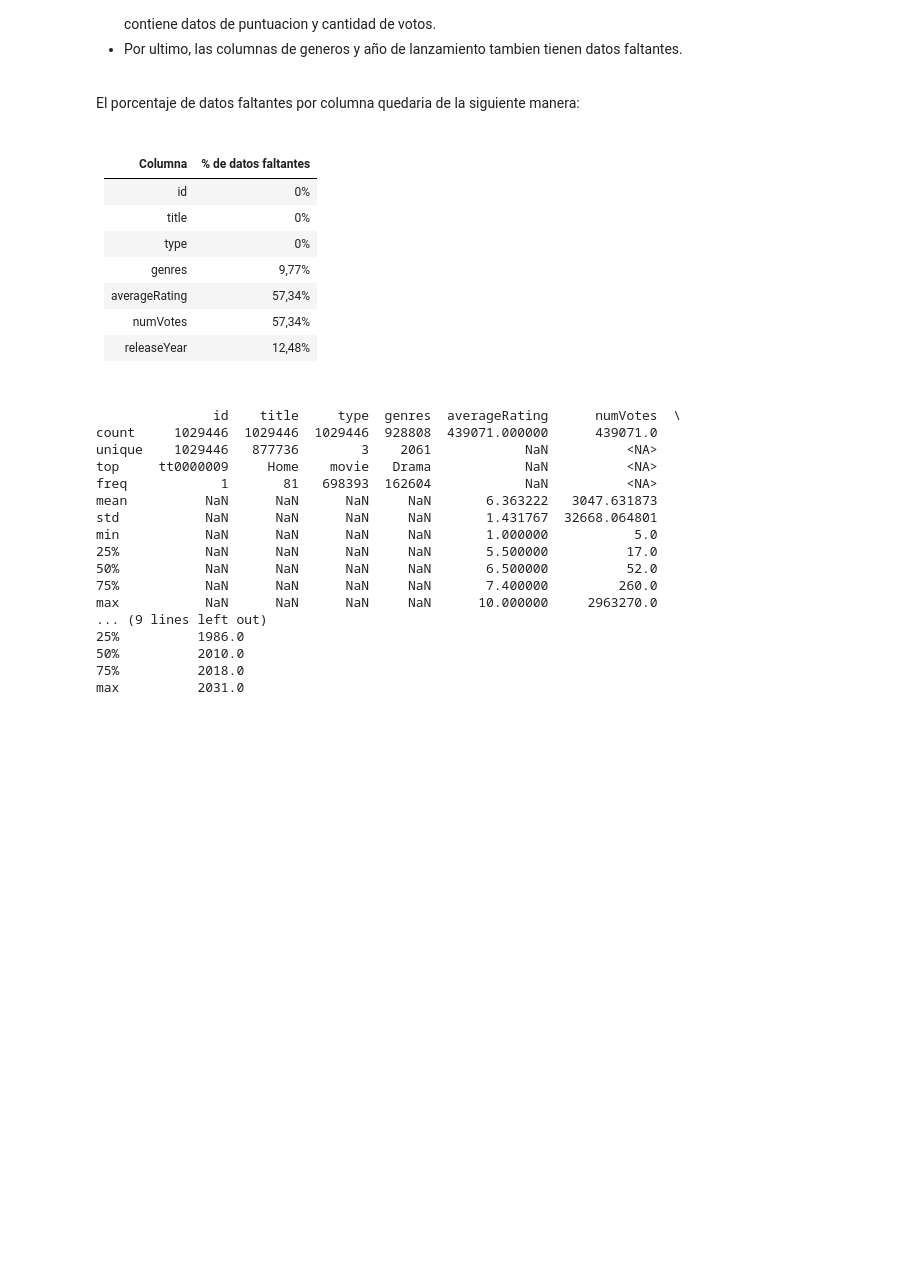
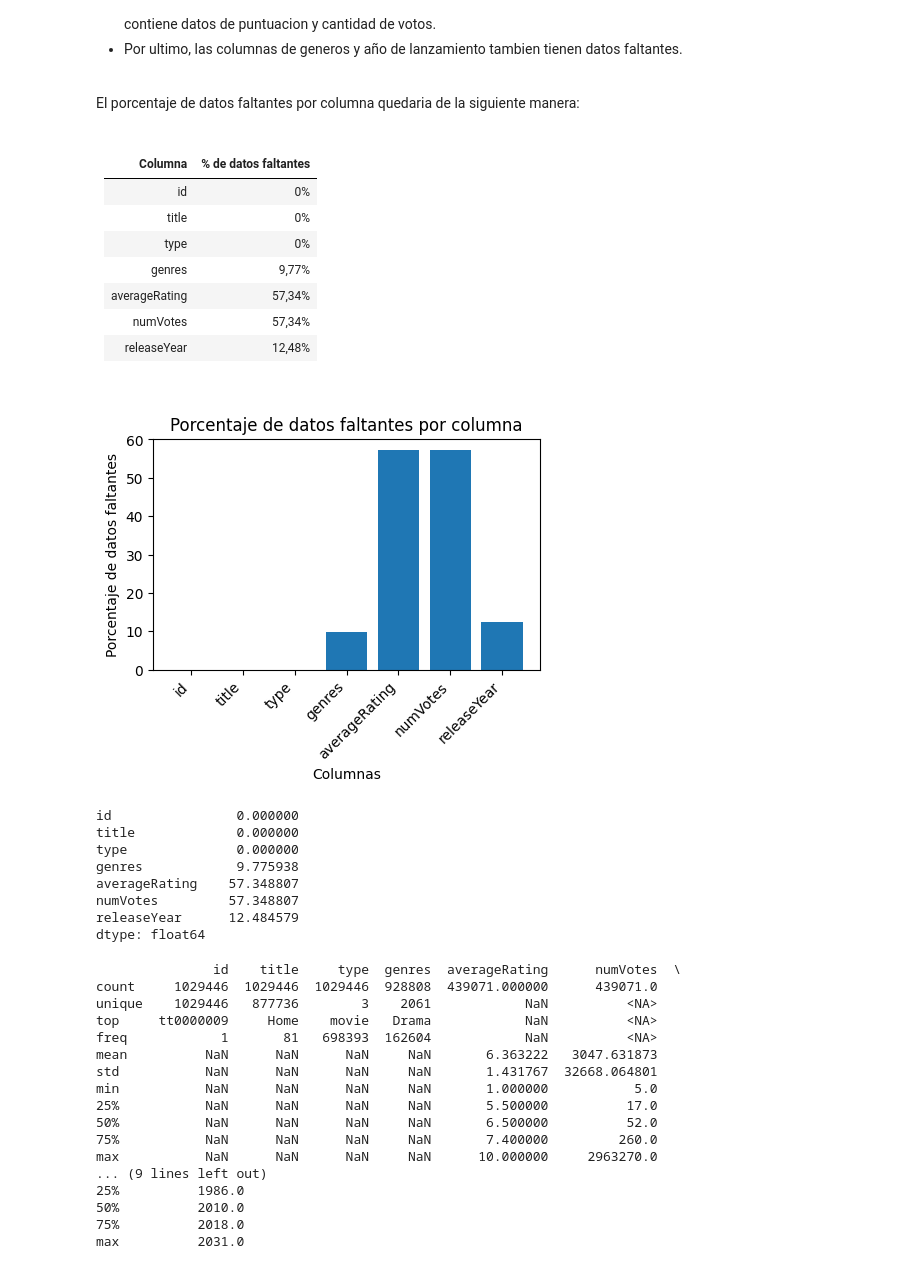
Before and after one commit to ipsilon7/Analisis-de-datos-de-IMDb, a Jupyter notebook: Proceso_ETL.ipynb, the cells around one changed output. Saved outputs shown, nothing was run; the diff lists cells and outputs as text; code cells hidden in the pictures; blank space fills up the shorter version.

Commit message:
Limpieza de datos - Valores nulos

```diff
--- a/Proceso_ETL.ipynb
+++ b/Proceso_ETL.ipynb
@@ -131,6 +133,31 @@ El porcentaje de datos faltantes por columna quedaria de la siguiente manera:
 | releaseYear   | 12,48% |
 
 <br>
+# %%
+# Calcular el porcentaje de datos faltantes por columna
+missing_percentage = df.isnull().sum() * 100 / len(df)
+
+# Crear el gráfico de barras
+plt.figure(figsize=(5, 3))
+plt.bar(missing_percentage.index, missing_percentage.values)
+plt.title('Porcentaje de datos faltantes por columna')
+plt.xlabel('Columnas')
+plt.ylabel('Porcentaje de datos faltantes')
+plt.xticks(rotation=45, ha='right')  # Rotar las etiquetas del eje x para mejor legibilidad
+
+# Mostrar el gráfico
+plt.show()
+print(missing_percentage)
+# %% [output]
+[figure, added]
+id                0.000000
+title             0.000000
+type              0.000000
+genres            9.775938
+averageRating    57.348807
+numVotes         57.348807
+releaseYear      12.484579
+dtype: float64
 # %%
 # Mostramos estadísticas descriptivas del DataFrame
 print(df.describe(include="all")) # El parametro include="all" incluye en las estadisticas columnas string y categoricas
```
Also changed, not shown: parts of 1 cell of this notebook.
